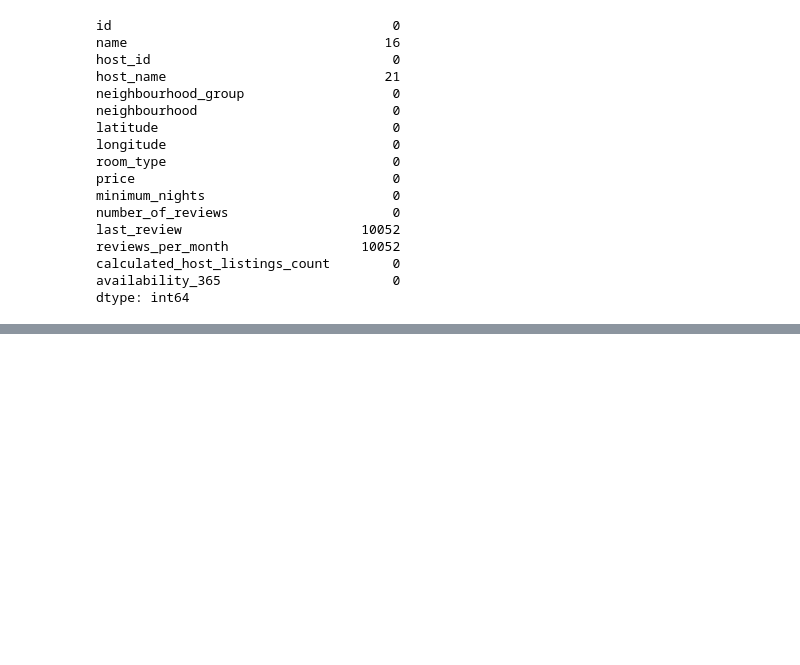
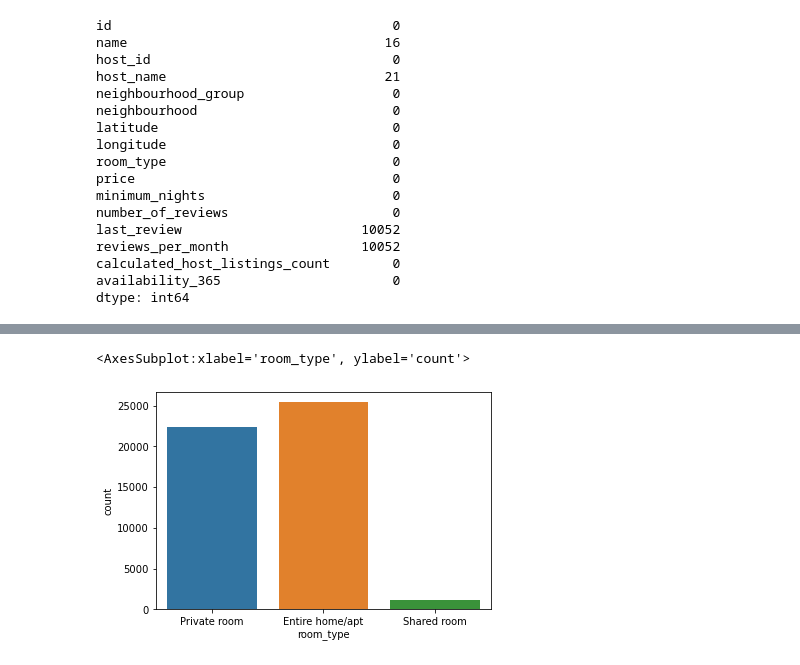
Before and after one commit to Shivanshu04/Datavisualisation, a Jupyter notebook: Airnbn_eda/airbnb.ipynb, the cells around one changed output, grey strips where cells are left out. Drawn from its saved outputs; the diff is of its cells as text; code cells hidden in the pictures; blank space fills up the shorter version.

```diff
--- a/Airnbn_eda/airbnb.ipynb
+++ b/Airnbn_eda/airbnb.ipynb
@@ -162,0 +211,5 @@ df.head()
+# %%
+sns.countplot(df.room_type)
+# %% [output]
+<AxesSubplot:xlabel='room_type', ylabel='count'>
+[figure, added]
```
Also changed, not shown: parts of 11 cells of this notebook.
